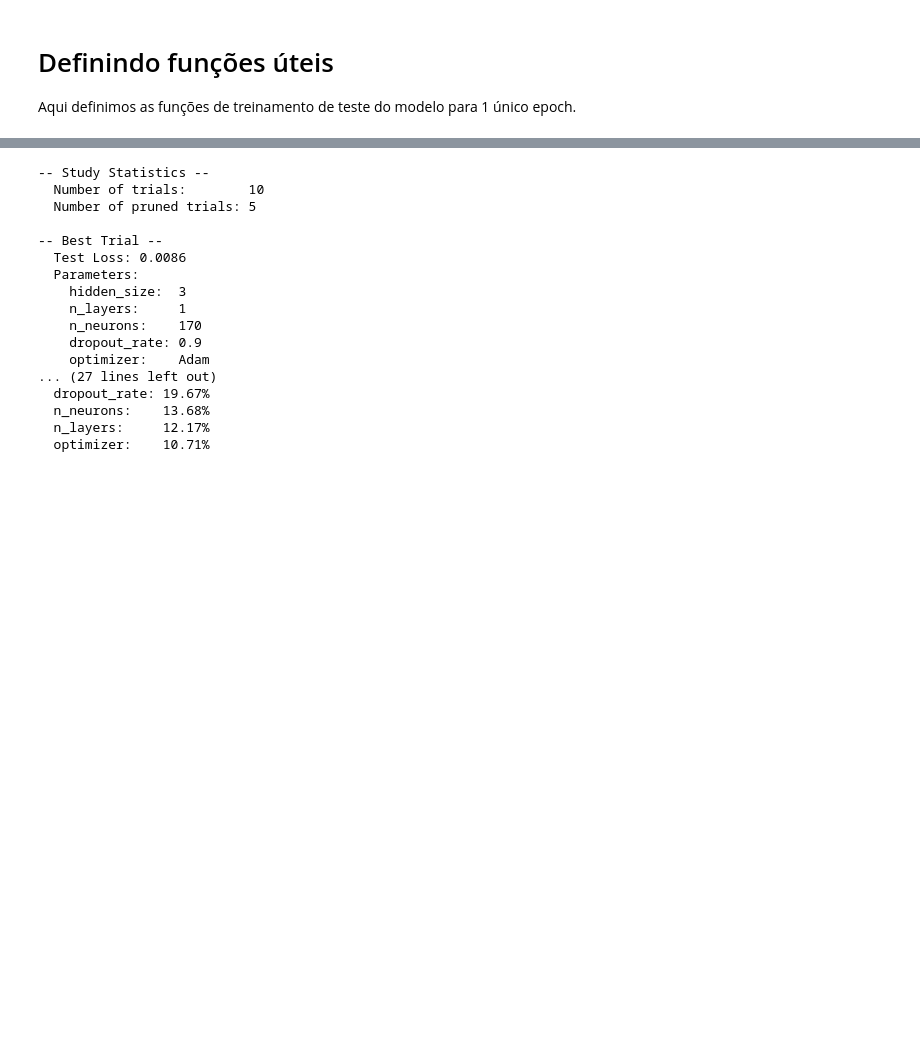
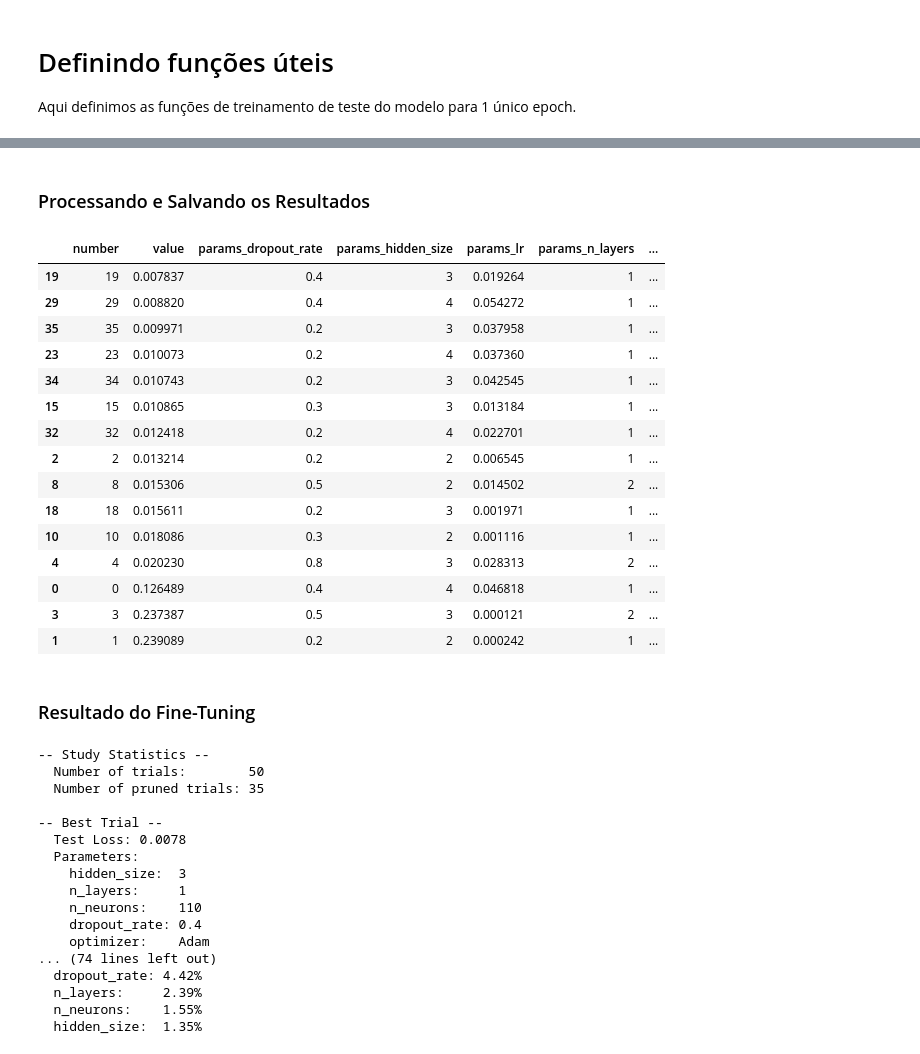
Before and after one commit to GuilhermeMaciel75/Redes_Neurais_p1, a Jupyter notebook: projeto_2/src/btcLstmPyTorch.ipynb, the cells around one changed output, grey strips where cells are left out. Cells and saved outputs as stored; diff of their text form; code cells hidden in the pictures; blank space fills up the shorter version.

```diff
--- a/projeto_2/src/btcLstmPyTorch.ipynb
+++ b/projeto_2/src/btcLstmPyTorch.ipynb
@@ -532,3 +560,5 @@ Epoch 1, Train Loss: 0.1108, Test Loss: 0.1982
+# %% [markdown]
+### Processando e Salvando os Resultados
 # %%
 df = study.trials_dataframe()
 df = df[df["state"] == "COMPLETE"].drop(["datetime_start", "datetime_complete", "duration", "state"], axis=1)
@@ -539,6 +569,27 @@ df_existing = pd.read_csv(csv_file) if os.path.isfile(csv_file) else None
 
 df_existing = pd.concat([df_existing, df], ignore_index=True) if df_existing is not None else df
 df_existing.to_csv(csv_file, index=False)
+# %%
+df_existing
+# %% [output]
+|  | number | value | params_dropout_rate | params_hidden_size | params_lr | params_n_layers | ... |
+| 19 | 19 | 0.007837 | 0.4 | 3 | 0.019264 | 1 | ... |
+| 29 | 29 | 0.008820 | 0.4 | 4 | 0.054272 | 1 | ... |
+| 35 | 35 | 0.009971 | 0.2 | 3 | 0.037958 | 1 | ... |
+| 23 | 23 | 0.010073 | 0.2 | 4 | 0.037360 | 1 | ... |
+| 34 | 34 | 0.010743 | 0.2 | 3 | 0.042545 | 1 | ... |
+| 15 | 15 | 0.010865 | 0.3 | 3 | 0.013184 | 1 | ... |
+| 32 | 32 | 0.012418 | 0.2 | 4 | 0.022701 | 1 | ... |
+| 2 | 2 | 0.013214 | 0.2 | 2 | 0.006545 | 1 | ... |
+| 8 | 8 | 0.015306 | 0.5 | 2 | 0.014502 | 2 | ... |
+| 18 | 18 | 0.015611 | 0.2 | 3 | 0.001971 | 1 | ... |
+| 10 | 10 | 0.018086 | 0.3 | 2 | 0.001116 | 1 | ... |
+| 4 | 4 | 0.020230 | 0.8 | 3 | 0.028313 | 2 | ... |
+| 0 | 0 | 0.126489 | 0.4 | 4 | 0.046818 | 1 | ... |
+| 3 | 3 | 0.237387 | 0.5 | 3 | 0.000121 | 2 | ... |
+| 1 | 1 | 0.239089 | 0.2 | 2 | 0.000242 | 1 | ... |
+# %% [markdown]
+### Resultado do Fine-Tuning
 # %%
 print("\n-- Study Statistics --")
 print(f"  Number of trials:        {len(study.trials)}")
@@ -553,7 +604,7 @@ for key, val in best_trial.params.items():
     print(f"    {key}: {(12 - len(key)) * ' '}{val}")
 
 
-print(f"\n-- Overall Results (Ordered by Accuracy) --")
+print(f"\n-- Overall Results (Ordered by Test Loss) --")
 print(df)
 
 most_important_parameters = optuna.importance.get_param_importances(study, target=None)
@@ -563,19 +614,19 @@ for key, val in most_important_parameters.items():
     print(f"  {key}: {(12 - len(key)) * ' '}{(100 * val):.2f}%")
 # %% [output]
 -- Study Statistics --
-  Number of trials:        10
-  Number of pruned trials: 5
+  Number of trials:        50
+  Number of pruned trials: 35
 
 -- Best Trial --
-  Test Loss: 0.0086
+  Test Loss: 0.0078
   Parameters:
     hidden_size:  3
     n_layers:     1
-    n_neurons:    170
-    dropout_rate: 0.9
+    n_neurons:    110
+    dropout_rate: 0.4
     optimizer:    Adam
-... (27 lines left out)
-  dropout_rate: 19.67%
-  n_neurons:    13.68%
-  n_layers:     12.17%
-  optimizer:    10.71%
+... (74 lines left out)
+  dropout_rate: 4.42%
+  n_layers:     2.39%
+  n_neurons:    1.55%
+  hidden_size:  1.35%
```
Also changed, not shown: parts of 24 cells of this notebook.
